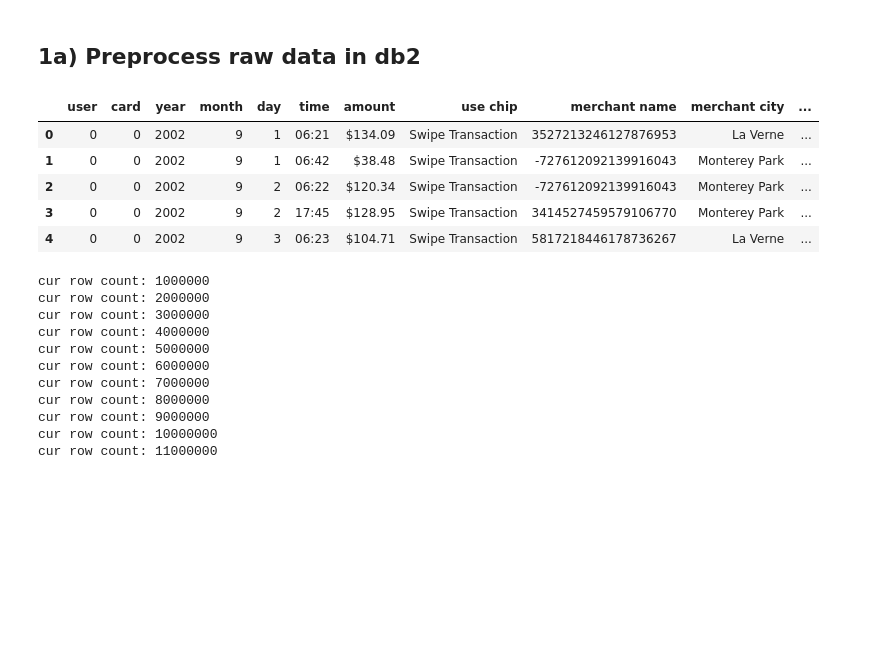
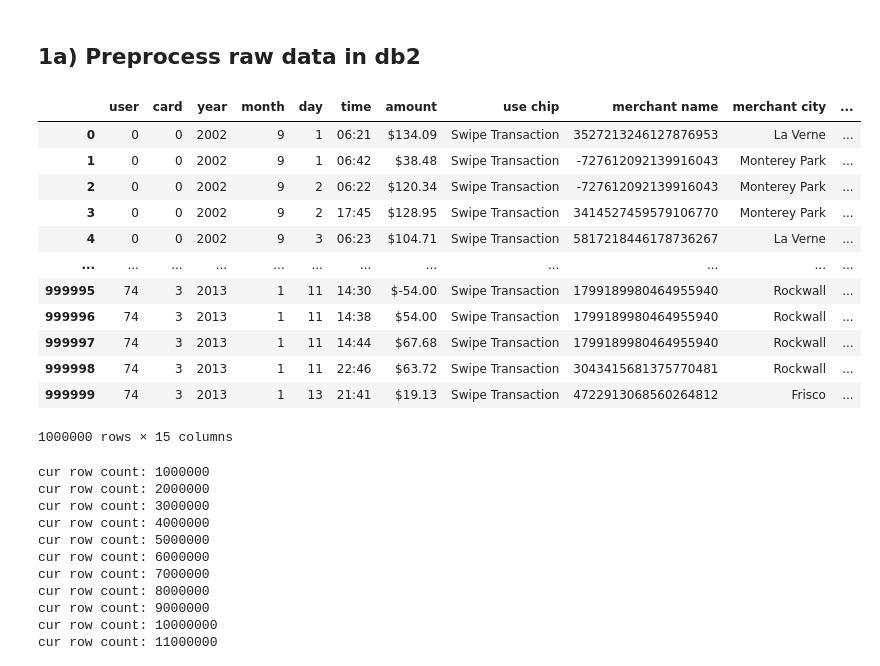
Before and after one commit to ajshedivy/kubeflow-ppc64le-sandbox, a Jupyter notebook: notebooks/preprocessing.ipynb, the cells around one changed output. Drawn from its saved outputs; the diff is of its cells as text; code cells hidden in the pictures; blank space fills up the shorter version.

```diff
--- a/notebooks/preprocessing.ipynb
+++ b/notebooks/preprocessing.ipynb
@@ -102,20 +102,27 @@ Ratio Fraud/Non-Fraud: 0.00122169500749739
 # %%
 from trino.dbapi import connect
 import pandas as pd
 
 conn = connect(host="trino.trino", port=8080, user="user")
 
 cur = conn.cursor()
 cur.execute("select * from jtopen.demo.fraud limit 1000000")
 df = pd.DataFrame(cur.fetchall(), columns=[i.name for i in cur.description])
-df.head()
+df
 # %% [output]
 |  | user | card | year | month | day | time | amount | use chip | merchant name | merchant city | ... |
 | 0 | 0 | 0 | 2002 | 9 | 1 | 06:21 | $134.09 | Swipe Transaction | 3527213246127876953 | La Verne | ... |
 | 1 | 0 | 0 | 2002 | 9 | 1 | 06:42 | $38.48 | Swipe Transaction | -727612092139916043 | Monterey Park | ... |
 | 2 | 0 | 0 | 2002 | 9 | 2 | 06:22 | $120.34 | Swipe Transaction | -727612092139916043 | Monterey Park | ... |
 | 3 | 0 | 0 | 2002 | 9 | 2 | 17:45 | $128.95 | Swipe Transaction | 3414527459579106770 | Monterey Park | ... |
 | 4 | 0 | 0 | 2002 | 9 | 3 | 06:23 | $104.71 | Swipe Transaction | 5817218446178736267 | La Verne | ... |
+| ... | ... | ... | ... | ... | ... | ... | ... | ... | ... | ... | ... |
+| 999995 | 74 | 3 | 2013 | 1 | 11 | 14:30 | $-54.00 | Swipe Transaction | 1799189980464955940 | Rockwall | ... |
+| 999996 | 74 | 3 | 2013 | 1 | 11 | 14:38 | $54.00 | Swipe Transaction | 1799189980464955940 | Rockwall | ... |
+| 999997 | 74 | 3 | 2013 | 1 | 11 | 14:44 | $67.68 | Swipe Transaction | 1799189980464955940 | Rockwall | ... |
+| 999998 | 74 | 3 | 2013 | 1 | 11 | 22:46 | $63.72 | Swipe Transaction | 3043415681375770481 | Rockwall | ... |
+| 999999 | 74 | 3 | 2013 | 1 | 13 | 21:41 | $19.13 | Swipe Transaction | 4722913068560264812 | Frisco | ... |
+1000000 rows × 15 columns
 # %%
 import gc
 
```
Also changed, not shown: 8 other files.
